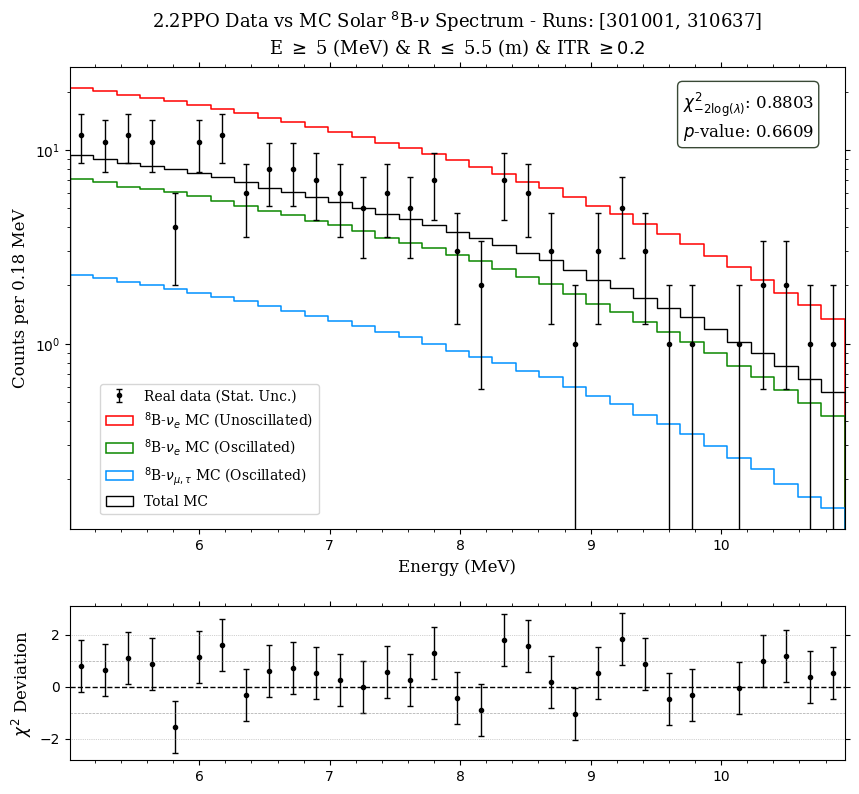
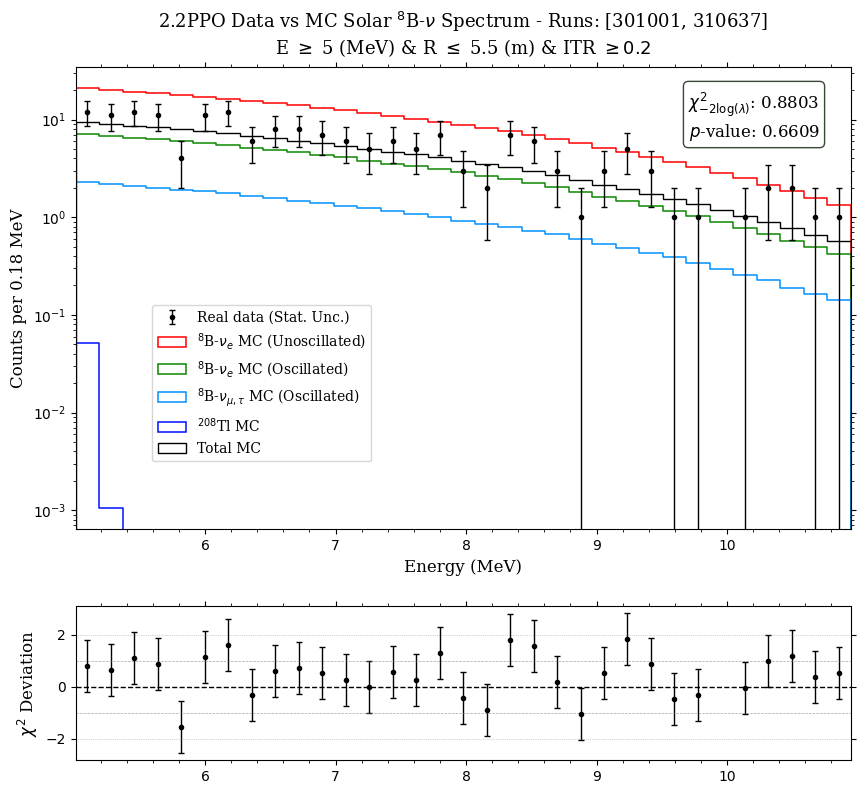
The notebook cell's code change between the first figure and the second:
--- before
+++ after
@@ -21,6 +21,6 @@
             element='step', alpha=0, ax=ax_top, label=r'$^8$B-$\nu_{\mu,\tau}$ MC (Oscillated)', color = '#0091ff', linewidth = linewidth)
 
-#sn.histplot(x=energy_corr_tl208_mc, bins=energy_bins, weights=np.ones(len(energy_corr_tl208_mc))*scaling_mc_tl208,
-#            element='step', alpha=0, ax=ax_top, label=r'$^{208}$Tl MC', color = '#0011ff', linewidth = linewidth)
+sn.histplot(x=energy_corr_tl208_mc, bins=energy_bins, weights=np.ones(len(energy_corr_tl208_mc))*scaling_mc_tl208,
+            element='step', alpha=0, ax=ax_top, label=r'$^{208}$Tl MC', color = '#0011ff', linewidth = linewidth)
 
 ax_top.hist(bins_center_energy, bins = energy_bins, weights = total_mc_counts, histtype='step', 
@@ -68,5 +68,5 @@
          #r'$^8$B-$\nu_{\mu,\tau}$ MC (Unoscillated)',
          r'$^8$B-$\nu_{\mu,\tau}$ MC (Oscillated)',
-         #r'$^{208}$Tl MC',
+         r'$^{208}$Tl MC',
          'Total MC',
          ]
@@ -80,5 +80,5 @@
 ordered_handles = [label_to_handle[l] for l in order]
 
-ax_top.legend(ordered_handles, order, bbox_to_anchor=(0.03, 0.33), prop = font_prop)
+ax_top.legend(ordered_handles, order, bbox_to_anchor=(0.09, 0.5), prop = font_prop)
 
 

Commit: updating analysis